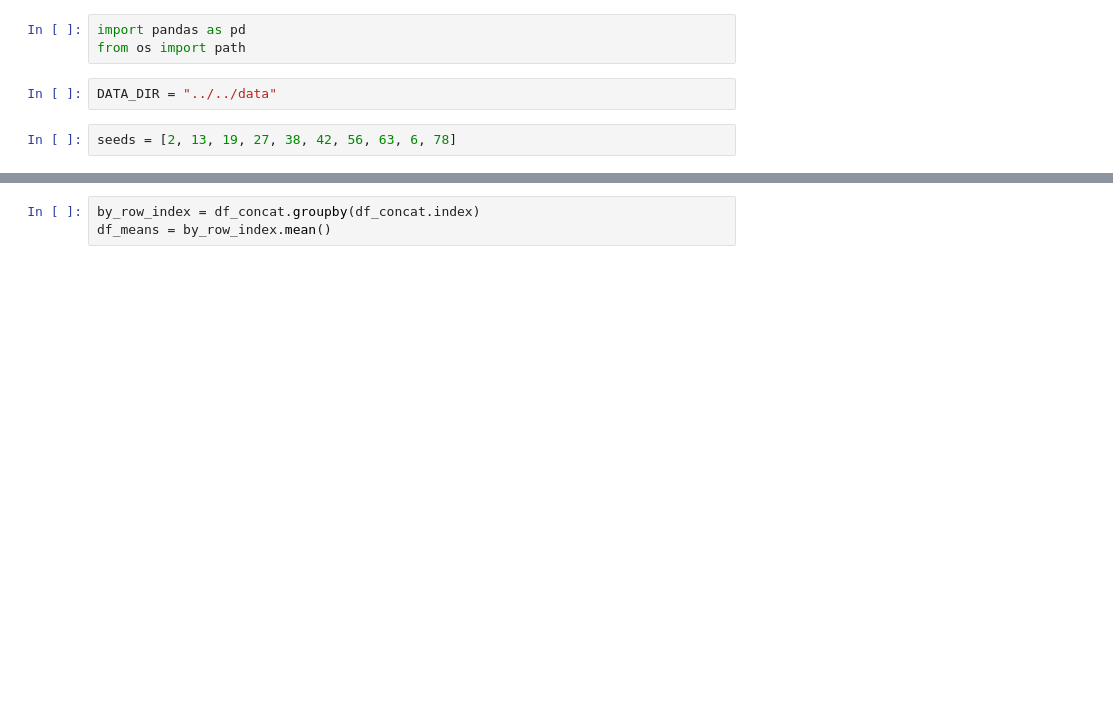
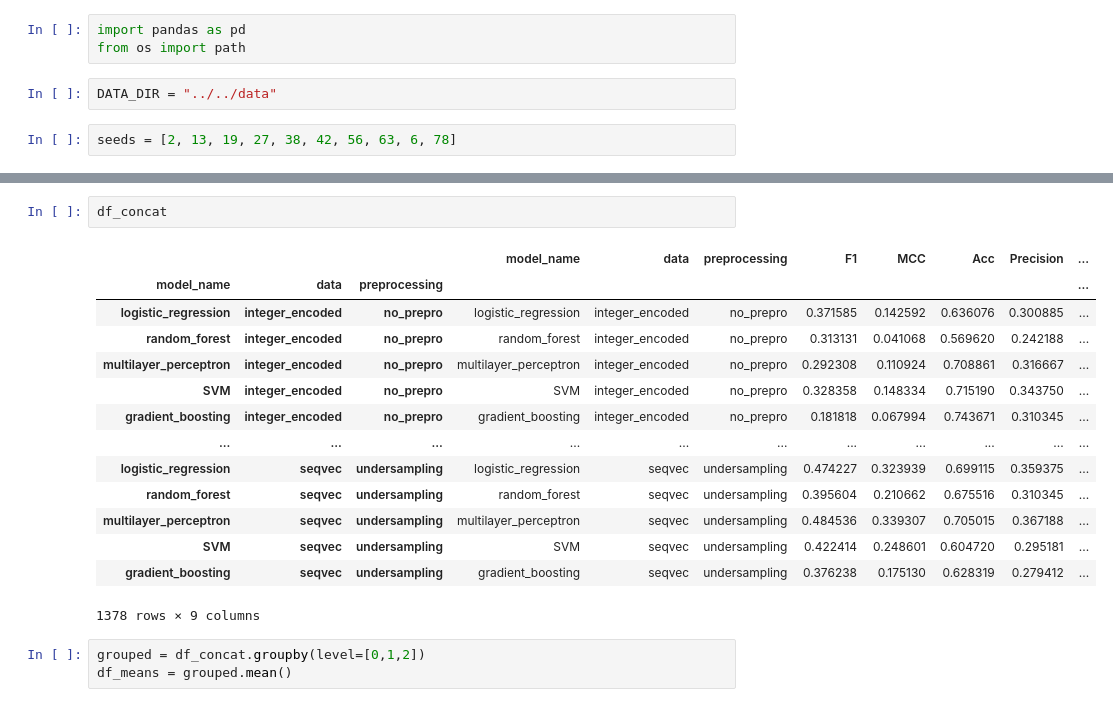
Before and after one commit to kvetab/di-pred, a Jupyter notebook: notebooks/reports/05_cross_validation_evaluation.ipynb, the cells around one changed output, grey strips where cells are left out. Drawn from its saved outputs; the diff is of its cells as text; blank space fills up the shorter version.

```diff
--- a/notebooks/reports/05_cross_validation_evaluation.ipynb
+++ b/notebooks/reports/05_cross_validation_evaluation.ipynb
@@ -35,4 +38,21 @@ split_results[2].groupby("model_name")[["F1", "MCC", "Acc", "Precision", "Recall
+# %%
+df_concat
+# %% [output]
+|  |  |  | model_name | data | preprocessing | F1 | MCC | Acc | Precision | ... |
+| model_name | data | preprocessing |  |  |  |  |  |  |  | ... |
+| logistic_regression | integer_encoded | no_prepro | logistic_regression | integer_encoded | no_prepro | 0.371585 | 0.142592 | 0.636076 | 0.300885 | ... |
+| random_forest | integer_encoded | no_prepro | random_forest | integer_encoded | no_prepro | 0.313131 | 0.041068 | 0.569620 | 0.242188 | ... |
+| multilayer_perceptron | integer_encoded | no_prepro | multilayer_perceptron | integer_encoded | no_prepro | 0.292308 | 0.110924 | 0.708861 | 0.316667 | ... |
+| SVM | integer_encoded | no_prepro | SVM | integer_encoded | no_prepro | 0.328358 | 0.148334 | 0.715190 | 0.343750 | ... |
+| gradient_boosting | integer_encoded | no_prepro | gradient_boosting | integer_encoded | no_prepro | 0.181818 | 0.067994 | 0.743671 | 0.310345 | ... |
+| ... | ... | ... | ... | ... | ... | ... | ... | ... | ... | ... |
+| logistic_regression | seqvec | undersampling | logistic_regression | seqvec | undersampling | 0.474227 | 0.323939 | 0.699115 | 0.359375 | ... |
+| random_forest | seqvec | undersampling | random_forest | seqvec | undersampling | 0.395604 | 0.210662 | 0.675516 | 0.310345 | ... |
+| multilayer_perceptron | seqvec | undersampling | multilayer_perceptron | seqvec | undersampling | 0.484536 | 0.339307 | 0.705015 | 0.367188 | ... |
+| SVM | seqvec | undersampling | SVM | seqvec | undersampling | 0.422414 | 0.248601 | 0.604720 | 0.295181 | ... |
+| gradient_boosting | seqvec | undersampling | gradient_boosting | seqvec | undersampling | 0.376238 | 0.175130 | 0.628319 | 0.279412 | ... |
+1378 rows × 9 columns
 # %%
-by_row_index = df_concat.groupby(df_concat.index)
-df_means = by_row_index.mean()
+grouped = df_concat.groupby(level=[0,1,2])
+df_means = grouped.mean()
 # %%
```
Also changed, not shown: parts of 17 cells of this notebook.
